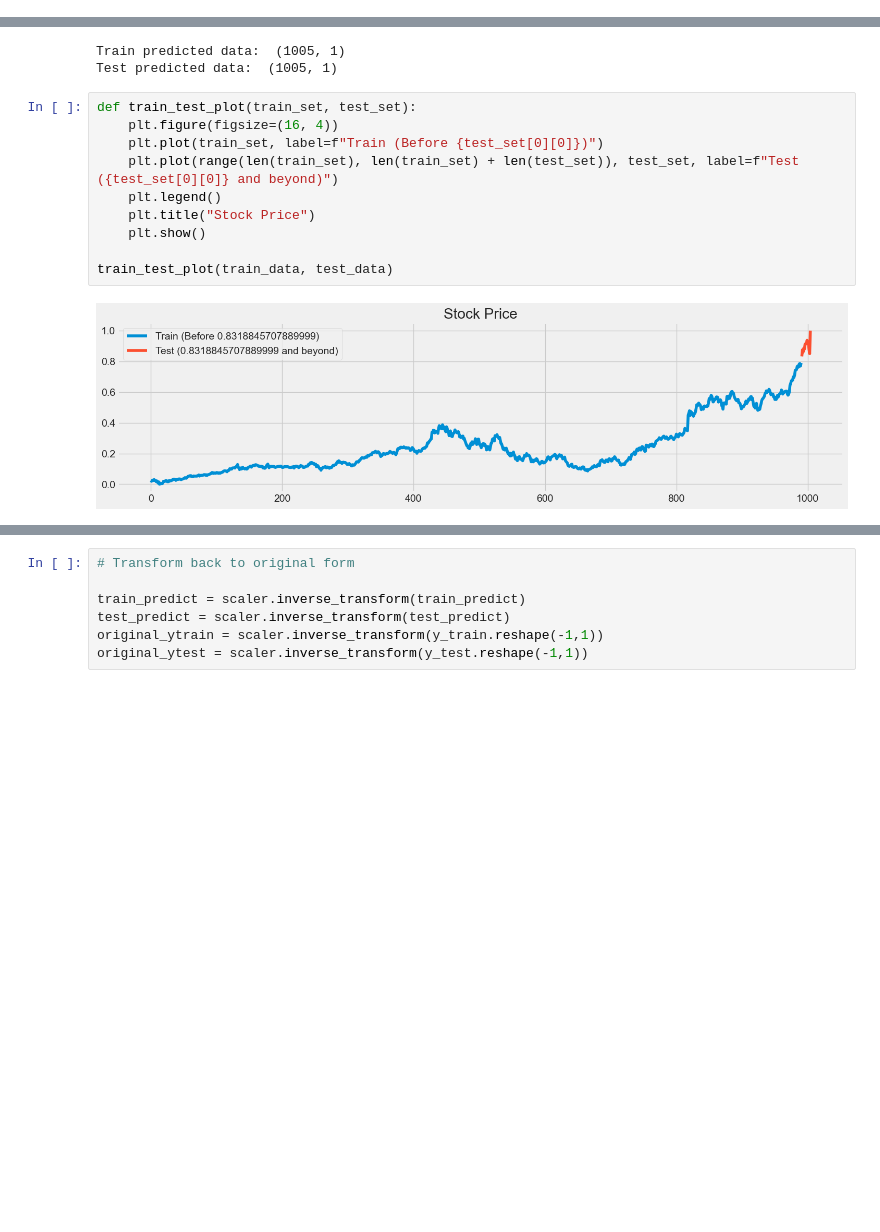
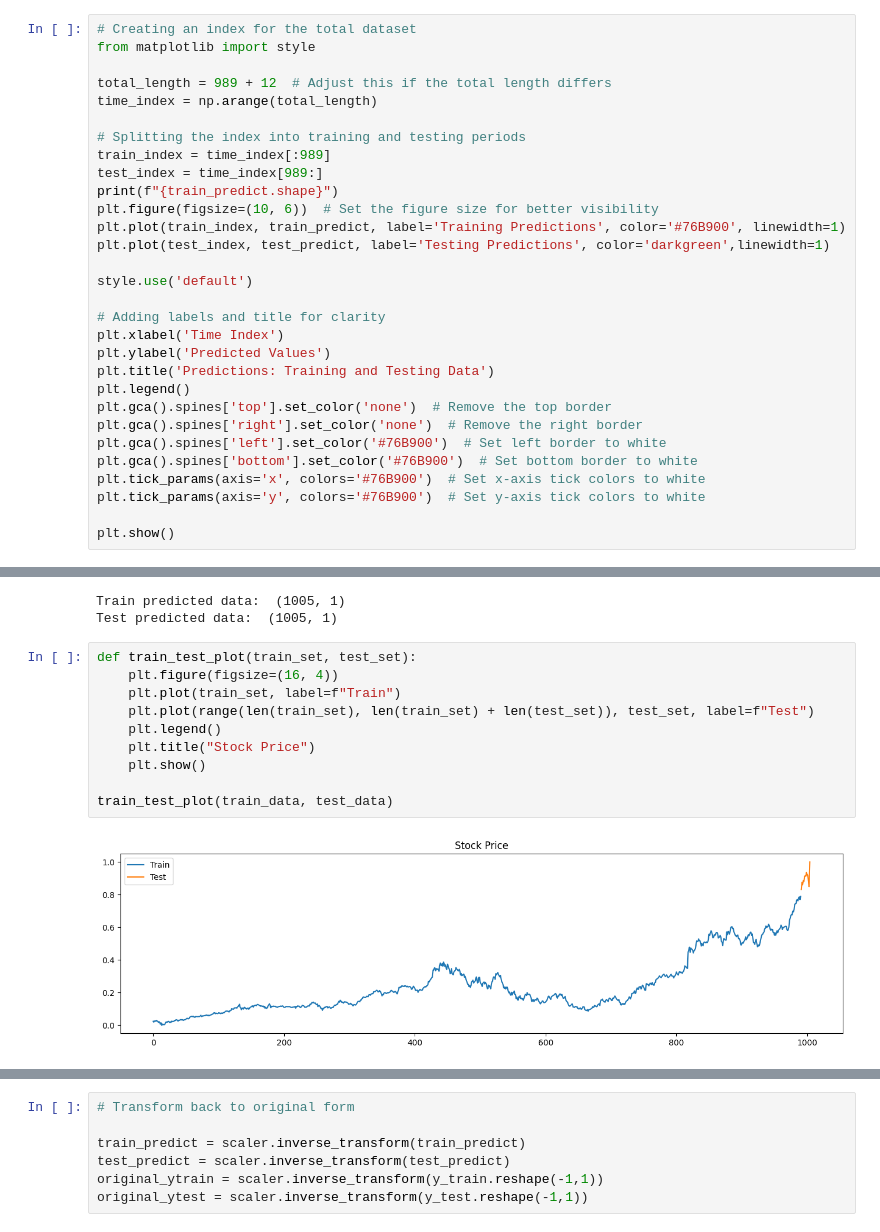
Before and after one commit to dhwanu19/nvidia-stock-price-analysis, a Jupyter notebook: XGBoost.ipynb, the cells around one changed output, grey strips where cells are left out. Cells and saved outputs as stored; diff of their text form; blank space fills up the shorter version.

Commit message:
changed prediction strategy

```diff
--- a/XGBoost.ipynb
+++ b/XGBoost.ipynb
@@ -278,3 +271,33 @@ print("Test data prediction:", test_predict.shape)
 # %% [output]
 Train data prediction: (989, 1)
 Test data prediction: (12, 1)
+# %%
+# Creating an index for the total dataset
+from matplotlib import style
+
+total_length = 989 + 12  # Adjust this if the total length differs
+time_index = np.arange(total_length)
+
+# Splitting the index into training and testing periods
+train_index = time_index[:989]
+test_index = time_index[989:]
+print(f"{train_predict.shape}")
+plt.figure(figsize=(10, 6))  # Set the figure size for better visibility
+plt.plot(train_index, train_predict, label='Training Predictions', color='#76B900', linewidth=1)
+plt.plot(test_index, test_predict, label='Testing Predictions', color='darkgreen',linewidth=1)
+
+style.use('default')
+
+# Adding labels and title for clarity
+plt.xlabel('Time Index')
+plt.ylabel('Predicted Values')
+plt.title('Predictions: Training and Testing Data')
+plt.legend()
+plt.gca().spines['top'].set_color('none')  # Remove the top border
+plt.gca().spines['right'].set_color('none')  # Remove the right border
+plt.gca().spines['left'].set_color('#76B900')  # Set left border to white
+plt.gca().spines['bottom'].set_color('#76B900')  # Set bottom border to white
+plt.tick_params(axis='x', colors='#76B900')  # Set x-axis tick colors to white
+plt.tick_params(axis='y', colors='#76B900')  # Set y-axis tick colors to white
+
+plt.show()
@@ -316,15 +342,15 @@ Test predicted data:  (1005, 1)
 # %%
 def train_test_plot(train_set, test_set):
     plt.figure(figsize=(16, 4))
-    plt.plot(train_set, label=f"Train (Before {test_set[0][0]})")
-    plt.plot(range(len(train_set), len(train_set) + len(test_set)), test_set, label=f"Test ({test_set[0][0]} and beyond)")
+    plt.plot(train_set, label=f"Train")
+    plt.plot(range(len(train_set), len(train_set) + len(test_set)), test_set, label=f"Test")
     plt.legend()
     plt.title("Stock Price")
     plt.show()
 
 train_test_plot(train_data, test_data)
 # %% [output]
-[figure, old version]
+[figure, new version]
 # %%
 closedf = long_dataset[['Date','Close']]
 close_stock = closedf.copy()
```
Also changed, not shown: parts of 12 cells of this notebook.
